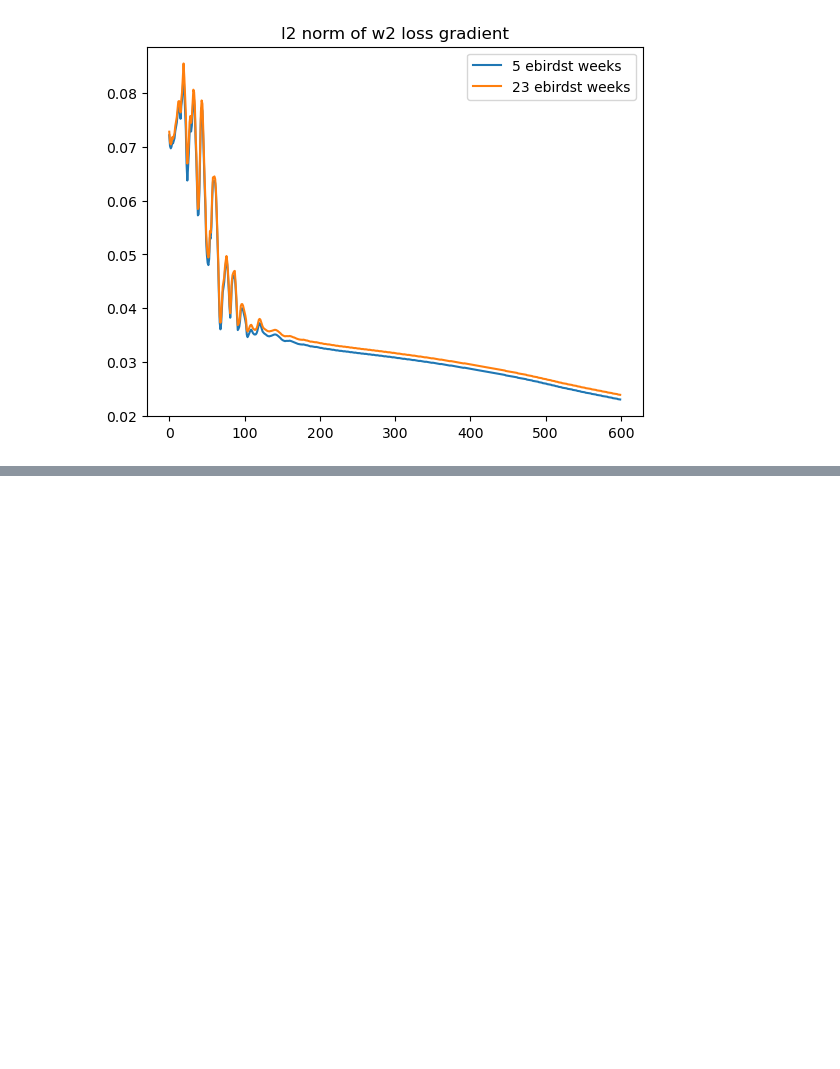
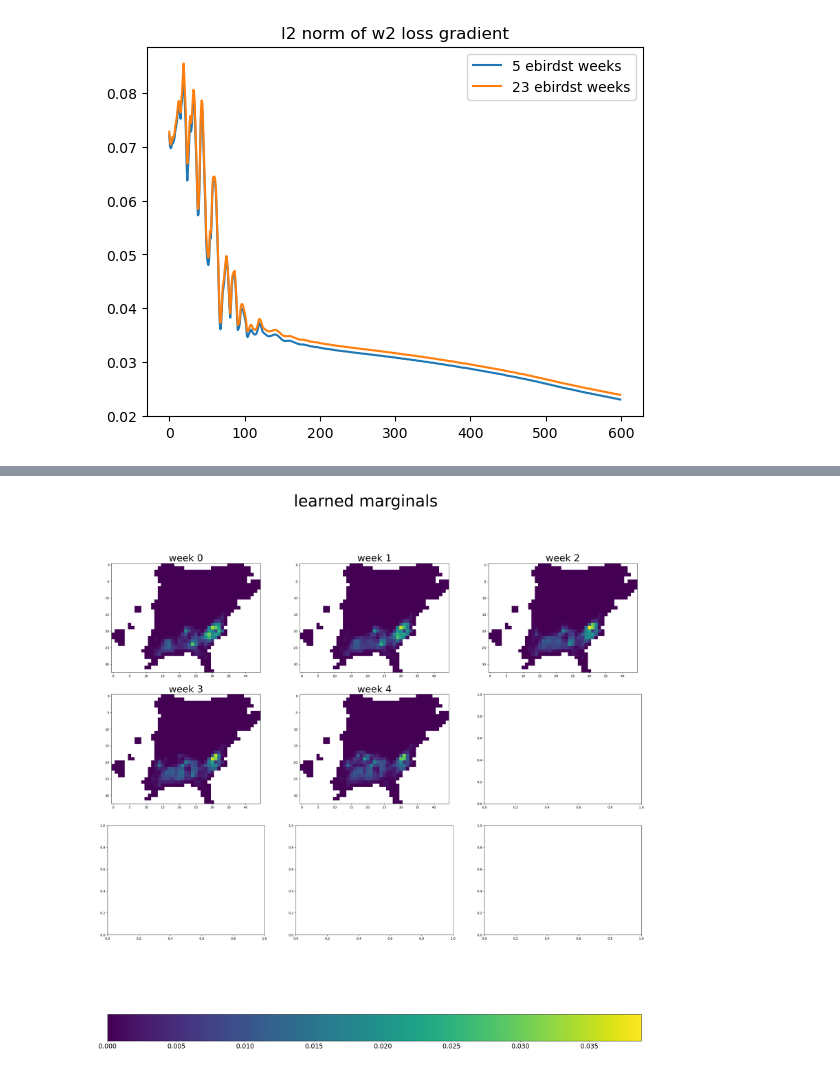
Before and after one commit to jacobe90/birdflow-bilevel, a Jupyter notebook: src/model-testing.ipynb, the cells around one changed output, grey strips where cells are left out. Cells and saved outputs as stored; diff of their text form; code cells hidden in the pictures; blank space fills up the shorter version.

Commit message:
results from training model with w2 loss. learned 5 st weeks

```diff
--- a/src/model-testing.ipynb
+++ b/src/model-testing.ipynb
@@ -815,0 +824,57 @@ plt.show()
+# %%
+experiment_dir = "/Users/jacobepstein/Documents/work/birdflow/birdflow-bilevel/experiment-results"
+with open(os.path.join(experiment_dir, 'ex4_w2_params_amewoo_2021_100km_obs1.0_ent0_dist0_pow0.4.pkl'),
+          'rb') as f:
+    params = pickle.load(f)
+
+with open(os.path.join(experiment_dir, 'ex4_w2_losses_amewoo_2021_100km_obs1.0_ent0_dist0_pow0.4.pkl'),
+          'rb') as f:
+    loss_dict = pickle.load(f)
+
+hdf_src = 'birdflow/birdflow-bilevel/ebird-data-loading/amewoo_2021_100km.hdf5'
+
+with h5py.File(hdf_src, 'r') as file:
+    true_densities = np.asarray(file['distr']).T
+
+    weeks = true_densities.shape[0]
+    total_cells = true_densities.shape[1]
+
+    dist_pow = 0.4
+    distance_vector = np.asarray(file['distances'])**dist_pow
+    distance_vector *= 1 / (100**dist_pow) # normalize the distance vector
+    ncol, nrow, dynamic_masks, big_mask = get_plot_parameters(hdf_src)
+
+    dtuple = Datatuple(weeks, ncol, nrow, total_cells, distance_vector, dynamic_masks, big_mask)
+    distance_matrices, distance_matrices_for_week, masked_densities = mask_input(true_densities, dtuple)
+
+def get_single_tstep_marginals(params):
+    t_start = 1
+    t_end = 53
+    single_tstep_marginals = []
+    d = jax.nn.softmax(params["Flow_Model/Initial_Params"]["z0"])
+    single_tstep_marginals.append(d)
+    for week in range(len(params) - 1):
+        z = params[f'Flow_Model/Week_{week + 1}']['z']
+        trans_prop = jax.nn.softmax(z, axis=1)  # softmax on rows
+        flow = trans_prop * d.reshape(-1, 1) # convert d to a column and multiply each row in trans_prop by the corresponding scalar in d
+        d = flow.sum(axis=0) # get the single timestep marginal
+        single_tstep_marginals.append(d)
+    return single_tstep_marginals
+
+# plot marginals at each week
+marginals = get_single_tstep_marginals(params) # get marginals
+fig, axes = plt.subplots(3, 3, figsize=(30, 30))
+ax_list = axes.flat
+vmin = 0
+vmax = max([marginal.max() for marginal in marginals])
+for week, marginal in enumerate(marginals):
+    grid_learned = make_grid(marginal, dynamic_masks[week], big_mask, ncol, nrow)
+    pos = ax_list[week].imshow(grid_learned, cmap="viridis", vmin=vmin, vmax=vmax)
+    ax_list[week].set_title(f"week {week}", fontsize=30)
+
+cbar = fig.colorbar(pos, ax=axes, orientation="horizontal")
+cbar.ax.tick_params(labelsize=20)
+fig.suptitle("learned marginals", fontsize=50)
+plt.show()
+# %% [output]
+[figure, added]
```
Also changed, not shown: parts of 4 cells of this notebook.
